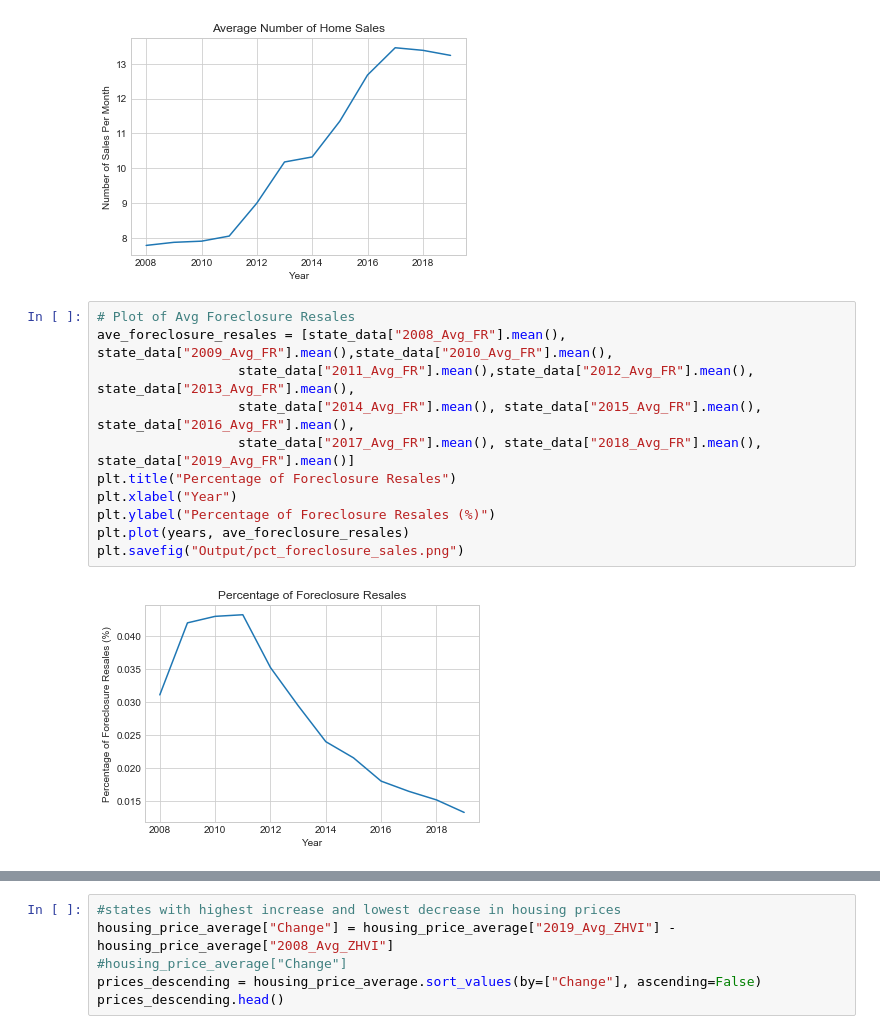
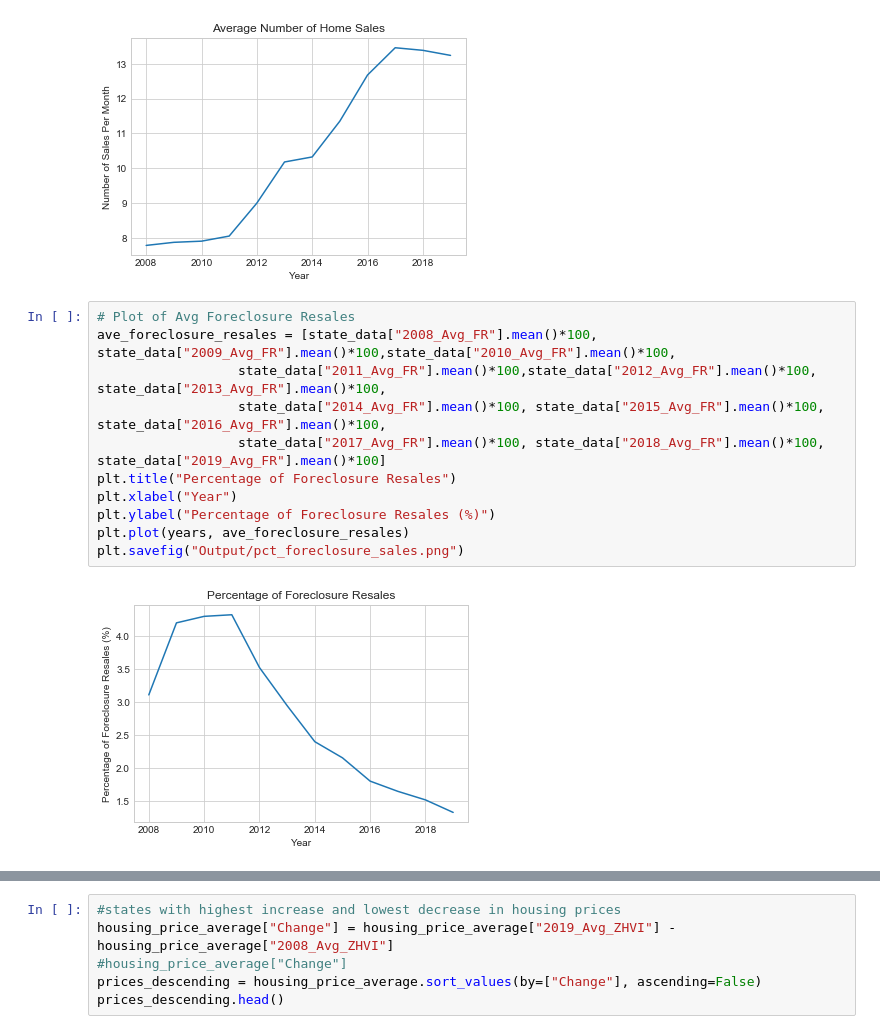
Before and after one commit to cmarchini19/US-Housing-Market-Analysis, a Jupyter notebook: tolu.ipynb, the cells around one changed output, grey strips where cells are left out. Drawn from its saved outputs; the diff is of its cells as text.

```diff
--- a/tolu.ipynb
+++ b/tolu.ipynb
@@ -226,17 +226,17 @@ plt.savefig("Output/avg_num_sales.png")
 [figure]
 # %%
 # Plot of Avg Foreclosure Resales
-ave_foreclosure_resales = [state_data["2008_Avg_FR"].mean(), state_data["2009_Avg_FR"].mean(),state_data["2010_Avg_FR"].mean(),
-                  state_data["2011_Avg_FR"].mean(),state_data["2012_Avg_FR"].mean(), state_data["2013_Avg_FR"].mean(),
-                  state_data["2014_Avg_FR"].mean(), state_data["2015_Avg_FR"].mean(), state_data["2016_Avg_FR"].mean(),
-                  state_data["2017_Avg_FR"].mean(), state_data["2018_Avg_FR"].mean(), state_data["2019_Avg_FR"].mean()]
+ave_foreclosure_resales = [state_data["2008_Avg_FR"].mean()*100, state_data["2009_Avg_FR"].mean()*100,state_data["2010_Avg_FR"].mean()*100,
+                  state_data["2011_Avg_FR"].mean()*100,state_data["2012_Avg_FR"].mean()*100, state_data["2013_Avg_FR"].mean()*100,
+                  state_data["2014_Avg_FR"].mean()*100, state_data["2015_Avg_FR"].mean()*100, state_data["2016_Avg_FR"].mean()*100,
+                  state_data["2017_Avg_FR"].mean()*100, state_data["2018_Avg_FR"].mean()*100, state_data["2019_Avg_FR"].mean()*100]
 plt.title("Percentage of Foreclosure Resales")
 plt.xlabel("Year")
 plt.ylabel("Percentage of Foreclosure Resales (%)")
 plt.plot(years, ave_foreclosure_resales)
 plt.savefig("Output/pct_foreclosure_sales.png")
 # %% [output]
-[figure, old version]
+[figure, new version]
 # %%
 state_data = state_data.reset_index()
 housing_price_average = pd.DataFrame([state_data["State"],state_data["2008_Avg_ZHVI"],state_data["2009_Avg_ZHVI"], state_data["2010_Avg_ZHVI"],
```
Also changed, not shown: parts of 12 cells of this notebook, 6 other files.
